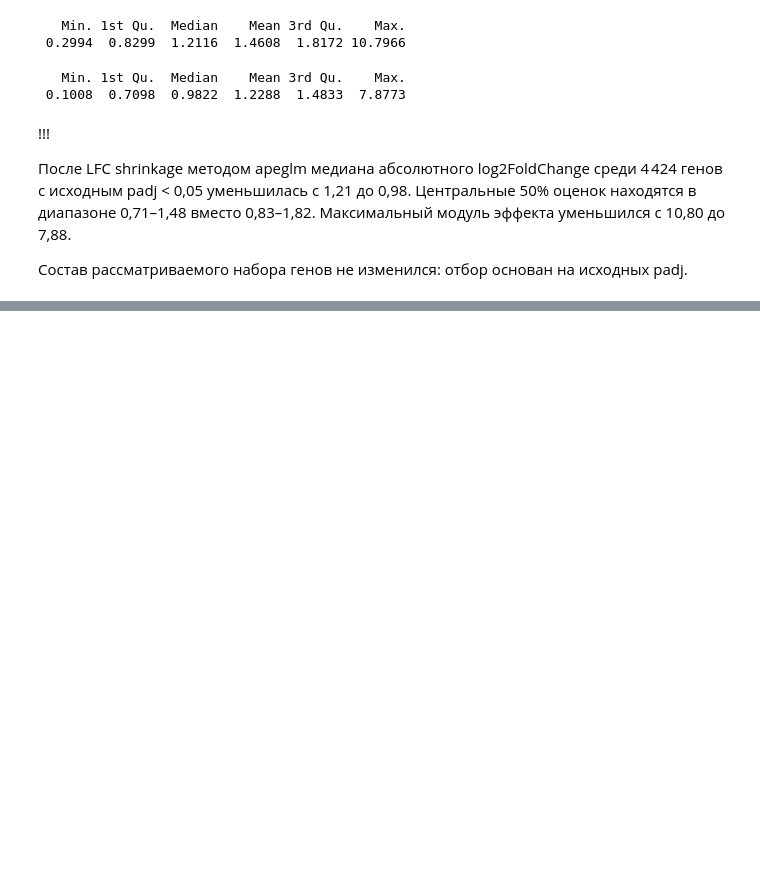
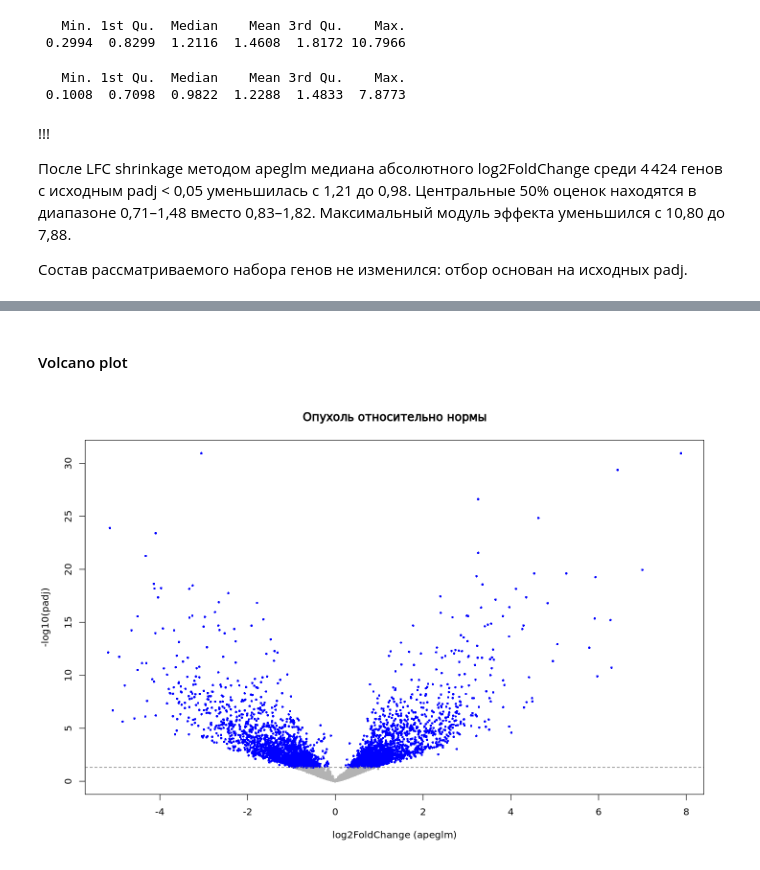
Before and after one commit to AnKraeva/esophageal-cancer-rnaseq, a Jupyter notebook: DESeq.ipynb, the cells around one changed output, grey strips where cells are left out. Cells and saved outputs as stored; diff of their text form; code cells hidden in the pictures; blank space fills up the shorter version.

```diff
--- a/DESeq.ipynb
+++ b/DESeq.ipynb
@@ -553,0 +567,23 @@ summary(abs(res_shrunk[rownames(res_sig), "log2FoldChange"]))
+# %% [markdown]
+#### Volcano plot
+# %%
+# сопоставляем эффекты apeglm и исходные padj по ID генов.
+volcano <- data.frame(
+  gene_id = rownames(res_shrunk),
+  log2FC = res_shrunk$log2FoldChange,
+  padj = res$padj[match(rownames(res_shrunk), rownames(res))]
+)
+
+# оставляем гены, для которых есть обе координаты.
+volcano <- subset(volcano, is.finite(log2FC) & !is.na(padj))
+volcano$y <- -log10(pmax(volcano$padj, .Machine$double.xmin))
+
+
+plot(y ~ log2FC, data = volcano,
+     col = ifelse(volcano$padj < 0.05, "blue", "grey70"),
+     pch = 16, cex = 0.55,
+     xlab = "log2FoldChange (apeglm)", ylab = "-log10(padj)",
+     main = "Опухоль относительно нормы")
+abline(h = -log10(0.05), lty = 2, col = "grey40")
+# %% [output]
+[figure, added]
```
Also changed, not shown: parts of 10 cells of this notebook, 1 other file.
